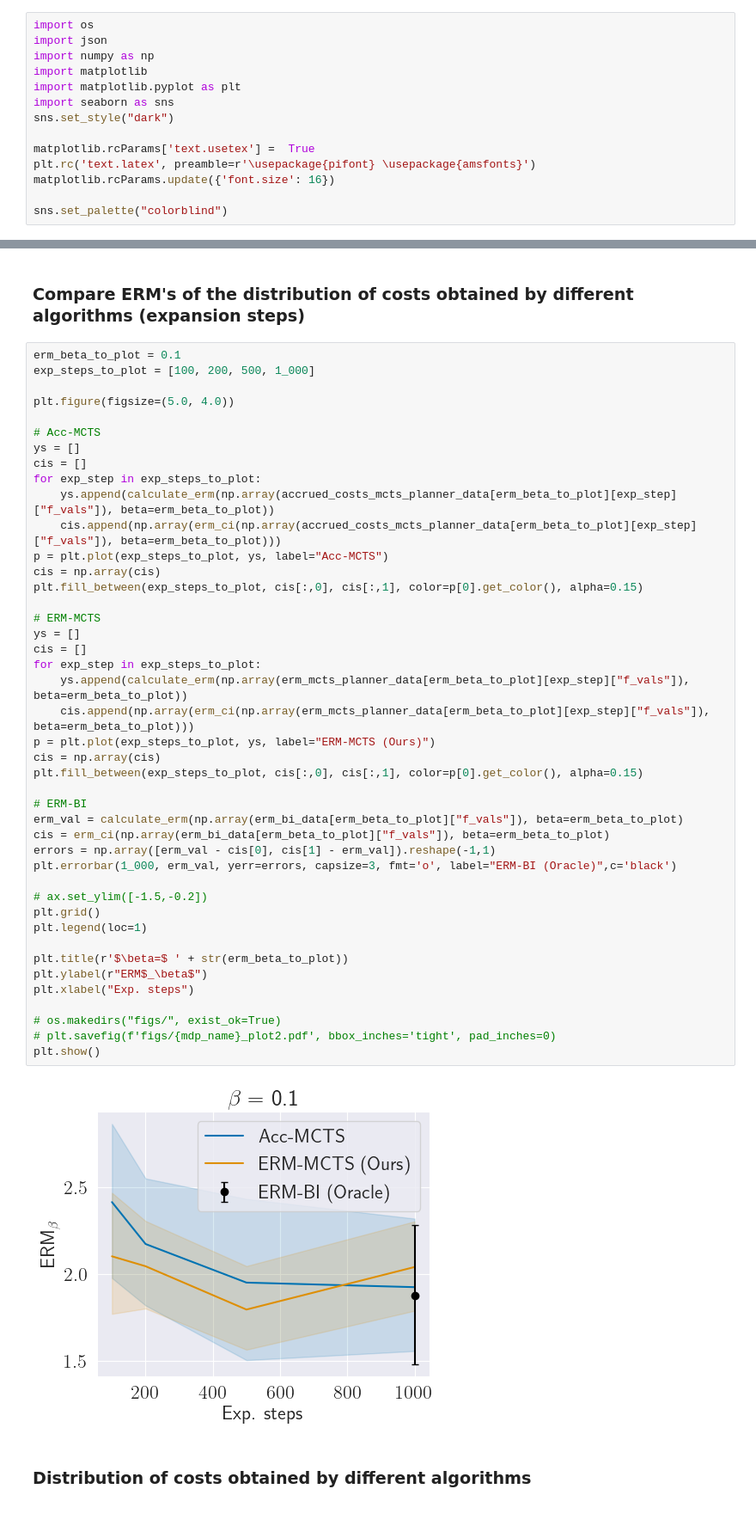
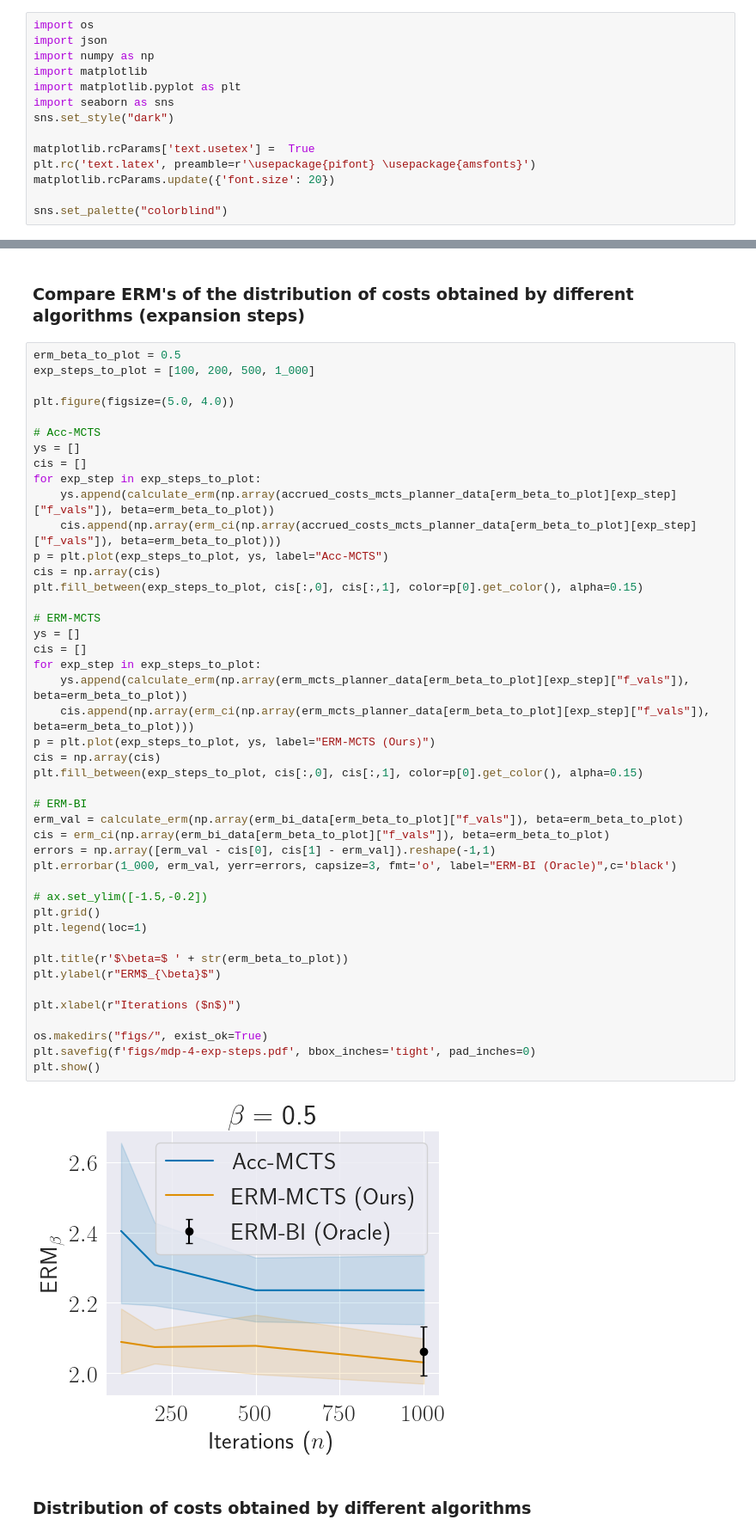
Before and after one commit to PPSantos/risk-aware-mcts, a Jupyter notebook: erm_mcts.ipynb, the cells around one changed output, grey strips where cells are left out. Shown at 86% size. Saved outputs shown, nothing was run; the diff lists cells and outputs as text.

```diff
--- a/erm_mcts.ipynb
+++ b/erm_mcts.ipynb
@@ -12,7 +12,7 @@ sns.set_style("dark")
 
 matplotlib.rcParams['text.usetex'] =  True
 plt.rc('text.latex', preamble=r'\usepackage{pifont} \usepackage{amsfonts}')
-matplotlib.rcParams.update({'font.size': 16})
+matplotlib.rcParams.update({'font.size': 20})
 
 sns.set_palette("colorblind")
 # %%
@@ -173,7 +268,7 @@ ERM-MCTS: 2.0413084265845436 ; CI's: [1.7902162785701212, 2.30475524414043]
 # %% [markdown]
 ### Compare ERM's of the distribution of costs obtained by different algorithms (expansion steps)
 # %%
-erm_beta_to_plot = 0.1
+erm_beta_to_plot = 0.5
 exp_steps_to_plot = [100, 200, 500, 1_000]
 
 plt.figure(figsize=(5.0, 4.0))
@@ -185,38 +280,39 @@ for exp_step in exp_steps_to_plot:
     ys.append(calculate_erm(np.array(accrued_costs_mcts_planner_data[erm_beta_to_plot][exp_step]["f_vals"]), beta=erm_beta_to_plot))
     cis.append(np.array(erm_ci(np.array(accrued_costs_mcts_planner_data[erm_beta_to_plot][exp_step]["f_vals"]), beta=erm_beta_to_plot)))
 p = plt.plot(exp_steps_to_plot, ys, label="Acc-MCTS")
 cis = np.array(cis)
 plt.fill_between(exp_steps_to_plot, cis[:,0], cis[:,1], color=p[0].get_color(), alpha=0.15)
 
 # ERM-MCTS
 ys = []
 cis = []
 for exp_step in exp_steps_to_plot:
     ys.append(calculate_erm(np.array(erm_mcts_planner_data[erm_beta_to_plot][exp_step]["f_vals"]), beta=erm_beta_to_plot))
     cis.append(np.array(erm_ci(np.array(erm_mcts_planner_data[erm_beta_to_plot][exp_step]["f_vals"]), beta=erm_beta_to_plot)))
 p = plt.plot(exp_steps_to_plot, ys, label="ERM-MCTS (Ours)")
 cis = np.array(cis)
 plt.fill_between(exp_steps_to_plot, cis[:,0], cis[:,1], color=p[0].get_color(), alpha=0.15)
 
 # ERM-BI
 erm_val = calculate_erm(np.array(erm_bi_data[erm_beta_to_plot]["f_vals"]), beta=erm_beta_to_plot)
 cis = erm_ci(np.array(erm_bi_data[erm_beta_to_plot]["f_vals"]), beta=erm_beta_to_plot)
 errors = np.array([erm_val - cis[0], cis[1] - erm_val]).reshape(-1,1)
 plt.errorbar(1_000, erm_val, yerr=errors, capsize=3, fmt='o', label="ERM-BI (Oracle)",c='black')
 
 # ax.set_ylim([-1.5,-0.2])
 plt.grid()
 plt.legend(loc=1)
 
 plt.title(r'$\beta=$ ' + str(erm_beta_to_plot))
-plt.ylabel(r"ERM$_\beta$")
-plt.xlabel("Exp. steps")
+plt.ylabel(r"ERM$_{\beta}$")
 
-# os.makedirs("figs/", exist_ok=True)
-# plt.savefig(f'figs/{mdp_name}_plot2.pdf', bbox_inches='tight', pad_inches=0)
+plt.xlabel(r"Iterations ($n$)")
+
+os.makedirs("figs/", exist_ok=True)
+plt.savefig(f'figs/mdp-4-exp-steps.pdf', bbox_inches='tight', pad_inches=0)
 plt.show()
 # %% [output]
-[figure, old version]
+[figure, new version]
 # %% [markdown]
 ### Distribution of costs obtained by different algorithms
 # %%
```
Also changed, not shown: parts of 8 cells of this notebook, 1 other file.
